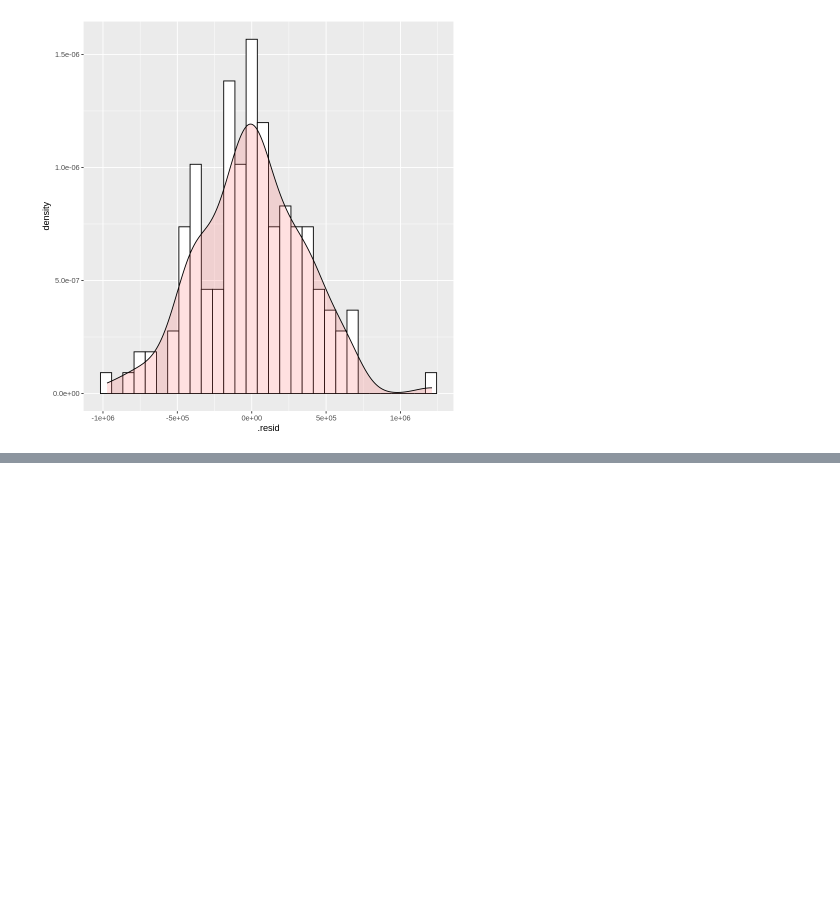
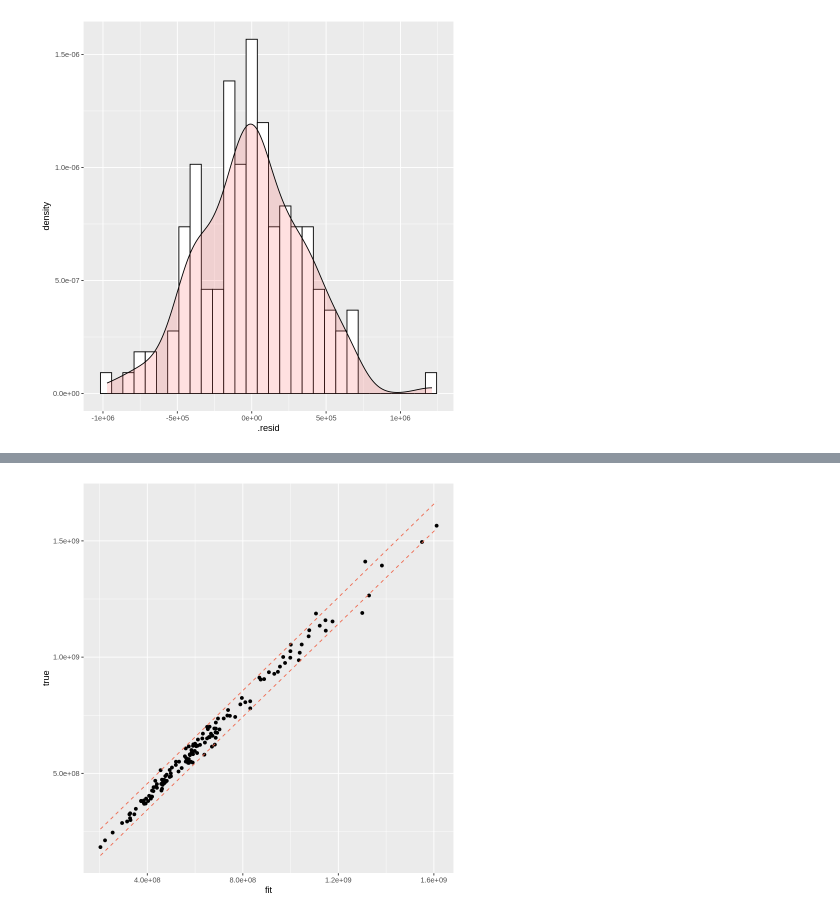
Before and after one commit to jpoletti/elec-demand-arg, a Jupyter notebook: ESP.ipynb, the cells around one changed output, grey strips where cells are left out. Cells and saved outputs as stored; diff of their text form; code cells hidden in the pictures; blank space fills up the shorter version.

```diff
--- a/ESP.ipynb
+++ b/ESP.ipynb
@@ -574,0 +629,4 @@ Warning message in predict.lm(model, data = predictors_df, interval = "predict")
+# %%
+pred_intervals('subs', subs_model, predictors, data)
+# %% [output]
+[figure, added]
```
Also changed, not shown: parts of 21 cells of this notebook.
